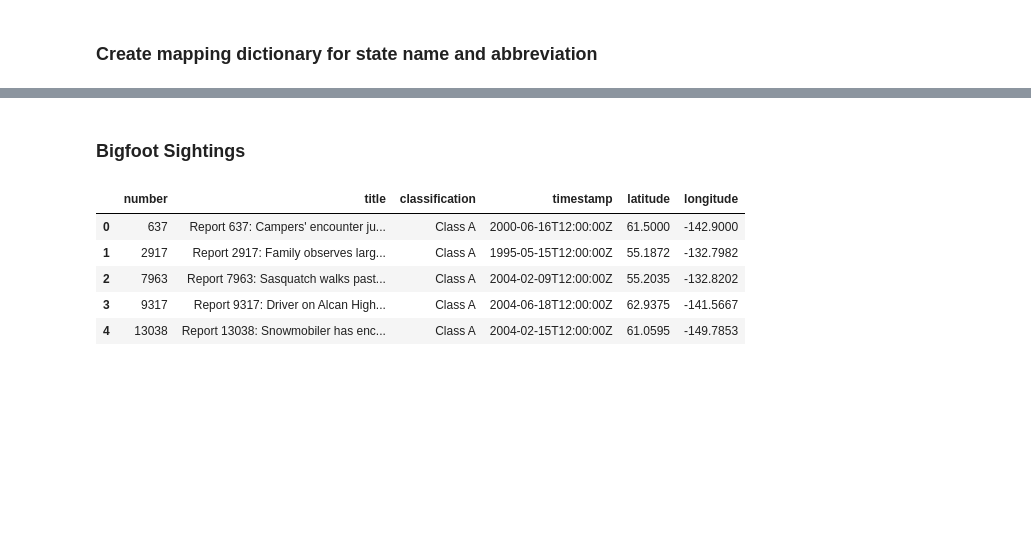
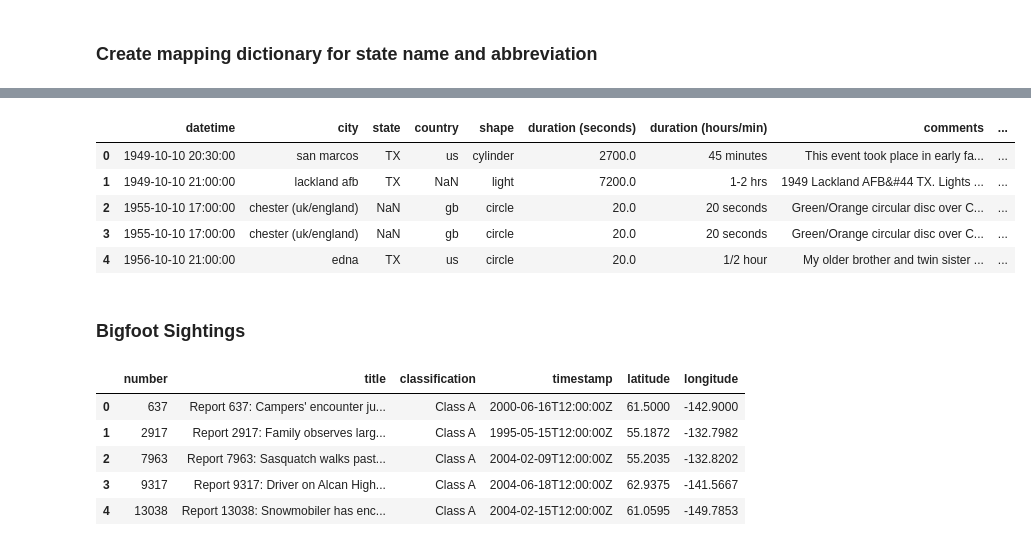
Before and after one commit to kflemming30/UFO_sightings, a Jupyter notebook: Sightings_Analysis.ipynb, the cells around one changed output, grey strips where cells are left out. Saved outputs shown, nothing was run; the diff lists cells and outputs as text; code cells hidden in the pictures; blank space fills up the shorter version.

Commit message:
fixed population

```diff
--- a/Sightings_Analysis.ipynb
+++ b/Sightings_Analysis.ipynb
@@ -188,9 +201,3 @@ ufo_data_cleaned.head()
-# %%
-# Convert 'date posted' to datetime
-ufo_data_cleaned['datetime'] = pd.to_datetime(ufo_data_cleaned['date posted'])
-
-# Extract year from the timestamp column
-ufo_data_cleaned['year'] = ufo_data_cleaned['datetime'].dt.year
 # %%
 (ufo_data_cleaned.isnull().mean() * 100).round(2)
 # %% [output]
@@ -439,0 +368,16 @@ merged_df.to_csv('state_totals.csv', index=False)
+# %%
+state_abbr_mapping = {
+    'AL': 'Alabama', 'AK': 'Alaska', 'AZ': 'Arizona', 'AR': 'Arkansas', 'CA': 'California',
+    'CO': 'Colorado', 'CT': 'Connecticut', 'DE': 'Delaware', 'FL': 'Florida', 'GA': 'Georgia',
+    'HI': 'Hawaii', 'ID': 'Idaho', 'IL': 'Illinois', 'IN': 'Indiana', 'IA': 'Iowa', 'KS': 'Kansas',
+    'KY': 'Kentucky', 'LA': 'Louisiana', 'ME': 'Maine', 'MD': 'Maryland', 'MA': 'Massachusetts',
+    'MI': 'Michigan', 'MN': 'Minnesota', 'MS': 'Mississippi', 'MO': 'Missouri', 'MT': 'Montana',
+    'NE': 'Nebraska', 'NV': 'Nevada', 'NH': 'New Hampshire', 'NJ': 'New Jersey', 'NM': 'New Mexico',
+    'NY': 'New York', 'NC': 'North Carolina', 'ND': 'North Dakota', 'OH': 'Ohio', 'OK': 'Oklahoma',
+    'OR': 'Oregon', 'PA': 'Pennsylvania', 'RI': 'Rhode Island', 'SC': 'South Carolina', 'SD': 'South Dakota',
+    'TN': 'Tennessee', 'TX': 'Texas', 'UT': 'Utah', 'VT': 'Vermont', 'VA': 'Virginia', 'WA': 'Washington',
+    'WV': 'West Virginia', 'WI': 'Wisconsin', 'WY': 'Wyoming'
+}
+
+# Create a new column 'ST' in population_by_state DataFrame using the mapping
+population_by_state['ST'] = population_by_state['STATE'].map({v: k for k, v in state_abbr_mapping.items()})
@@ -439,0 +393,15 @@ merged_df.to_csv('state_totals.csv', index=False)
+# %%
+# Merge ufo_data_cleaned with population_by_state based on 'state' and 'ST' columns
+ufo_data_cleaned = ufo_data_cleaned.merge(population_by_state, left_on='state', right_on='ST', how='left')
+
+# Drop the 'ST' column if needed
+ufo_data_cleaned.drop('ST', axis=1, inplace=True)
+
+ufo_data_cleaned.head()
+# %% [output]
+|  | datetime | city | state | country | shape | duration (seconds) | duration (hours/min) | comments | ... |
+| 0 | 1949-10-10 20:30:00 | san marcos | TX | us | cylinder | 2700.0 | 45 minutes | This event took place in early fa... | ... |
+| 1 | 1949-10-10 21:00:00 | lackland afb | TX | NaN | light | 7200.0 | 1-2 hrs | 1949 Lackland AFB&#44 TX. Lights ... | ... |
+| 2 | 1955-10-10 17:00:00 | chester (uk/england) | NaN | gb | circle | 20.0 | 20 seconds | Green/Orange circular disc over C... | ... |
+| 3 | 1955-10-10 17:00:00 | chester (uk/england) | NaN | gb | circle | 20.0 | 20 seconds | Green/Orange circular disc over C... | ... |
+| 4 | 1956-10-10 21:00:00 | edna | TX | us | circle | 20.0 | 1/2 hour | My older brother and twin sister ... | ... |
```
Also changed, not shown: parts of 16 cells of this notebook, 1 other file.
